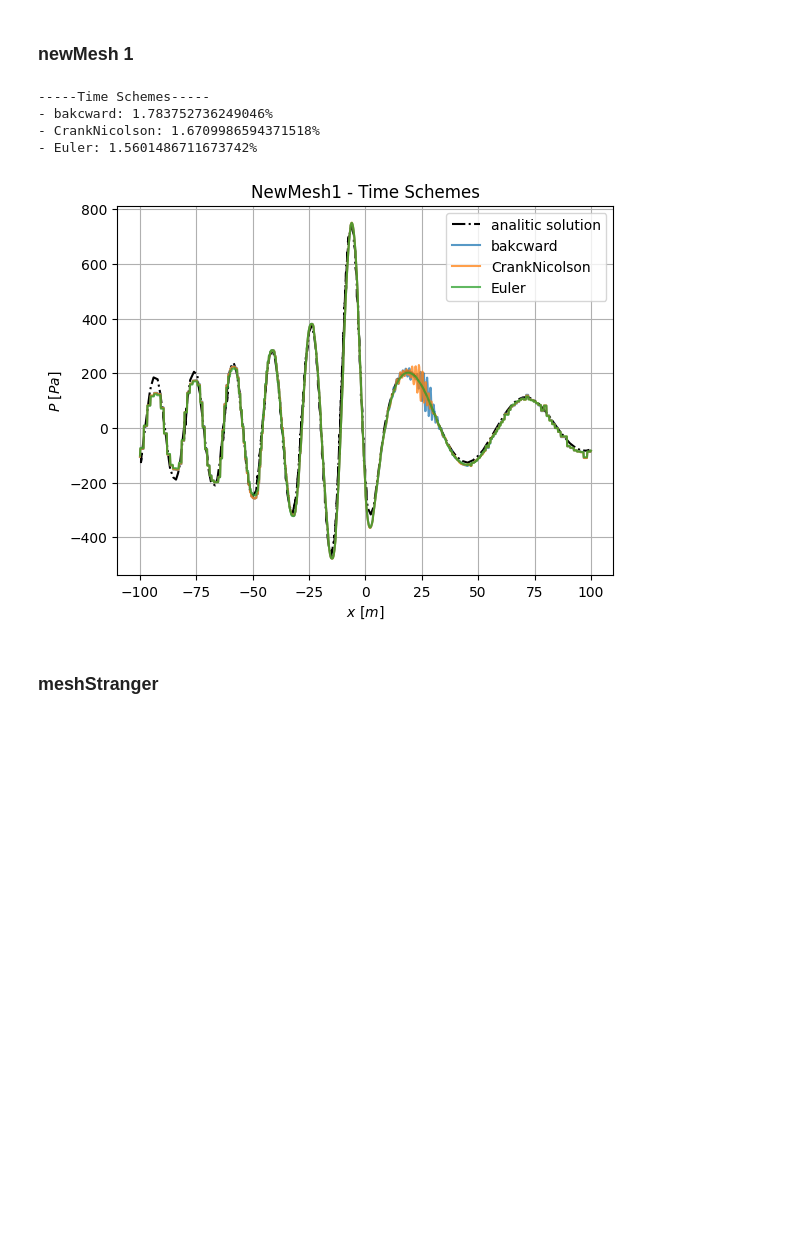
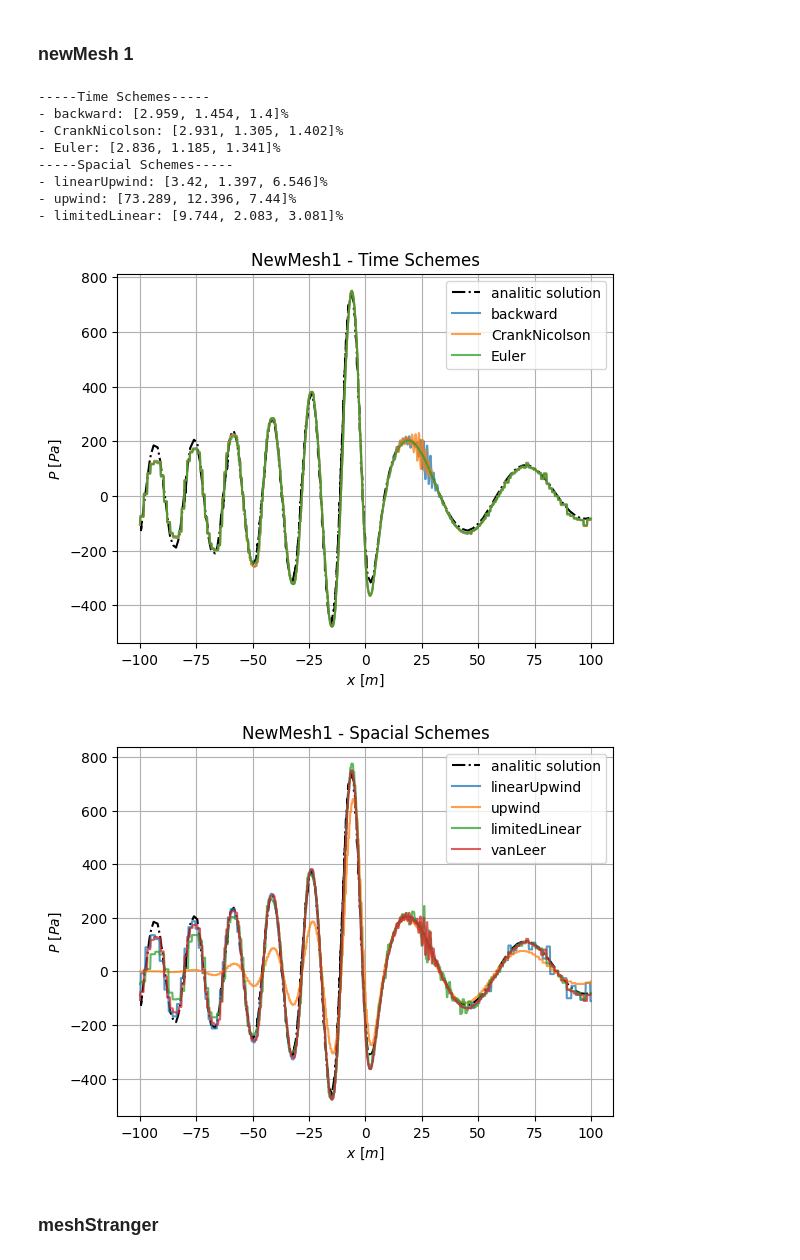
Before and after one commit to Widmark-Kaue/Aeroacoustics-Monopole-Errors, a Jupyter notebook: scripts/schemes.ipynb, the cells around one changed output. Cells and saved outputs as stored; diff of their text form; code cells hidden in the pictures; blank space fills up the shorter version.

```diff
--- a/scripts/schemes.ipynb
+++ b/scripts/schemes.ipynb
@@ -8,17 +25,15 @@ from src.postprocess import rmsSpacial
 # %% [markdown]
 ### CircMesh
 # %%
-sol = PATH_DATA.joinpath('monopoleFlow', 'analiticSolution2s.dat')
 psimT = importData(case='circMesh', test='timeTest')
 psimS = importData(case = 'circMesh', test='spacialTest')
+dic   = {'Time Schemes':psimT, 'Spacial Schemes':psimS}
 
-xa,pa = loadtxt(sol, unpack=True)
-dic = {'Time Schemes':psimT, 'Spacial Schemes':psimS}
 for type in dic:
     print(5*'-' + f'{type}' + 5*'-')
     for scheme in dic[type]:
-        rms =  rmsSpacial((xa,pa), dic[type][scheme])
-        print(f'- {scheme}: {rms*100}%')
+        rms =  rmsSpacial((xa,pa), dic[type][scheme], windows=win)
+        print(f'- {scheme}: {[round(i*100,3) for i in rms]}%')
 
 psimS.update({'vanLeer': psimT['backward']})
 
@@ -38,17 +53,15 @@ plotSchemes(psimS, analitc=sol, title='CircMesh - Spacial Schemes', save=True)
 # %% [markdown]
 ### quadMesh
 # %%
-sol = PATH_DATA.joinpath('monopoleFlow', 'analiticSolution2s.dat')
 psimT = importData(case='quadMesh', test='timeTest')
 psimS = importData(case = 'quadMesh', test='spacialTest')
+dic   = {'Time Schemes':psimT, 'Spacial Schemes':psimS}
 
-xa,pa = loadtxt(sol, unpack=True)
-dic = {'Time Schemes':psimT, 'Spacial Schemes':psimS}
 for type in dic:
     print(5*'-' + f'{type}' + 5*'-')
     for scheme in dic[type]:
-        rms =  rmsSpacial((xa,pa), dic[type][scheme])
-        print(f'- {scheme}: {rms*100}%')
+        rms =  rmsSpacial((xa,pa), dic[type][scheme], windows=win)
+        print(f'- {scheme}: {[round(i*100,3) for i in rms]}%')
 
 psimS.update({'vanLeer': psimT['backward']})
 
@@ -68,17 +81,16 @@ plotSchemes(psimS, analitc=sol, title='QuadMesh - Spacial Schemes', save=True)
 # %% [markdown]
 ### newMesh0
 # %%
-sol = PATH_DATA.joinpath('monopoleFlow', 'analiticSolution2s.dat')
 psimT = importData(case='newMesh0', test='timeTest')
 psimS = importData(case = 'newMesh0', test='spacialTest')
+dic   = {'Time Schemes':psimT, 'Spacial Schemes':psimS}
 
-xa,pa = loadtxt(sol, unpack=True)
-dic = {'Time Schemes':psimT, 'Spacial Schemes':psimS}
 for type in dic:
     print(5*'-' + f'{type}' + 5*'-')
     for scheme in dic[type]:
-        rms =  rmsSpacial((xa,pa), dic[type][scheme])
-        print(f'- {scheme}: {rms*100}%')
+        rms =  rmsSpacial((xa,pa), dic[type][scheme], windows=win)
+        print(f'- {scheme}: {[round(i*100,3) for i in rms]}%')
+
 
 psimS.update({'vanLeer': psimT['backward']})
 
@@ -98,28 +110,31 @@ plotSchemes(psimS, analitc=sol, title='NewMesh0 - Spacial Schemes', save=True)
 # %% [markdown]
 ### newMesh 1
 # %%
-sol = PATH_DATA.joinpath('monopoleFlow', 'analiticSolution2s.dat')
 psimT = importData(case='newMesh1', test='timeTest')
-# psimS = importData(case = 'newMesh0', test='spacialTest')
+psimS = importData(case = 'newMesh0', test='spacialTest')
+dic   = {'Time Schemes':psimT, 'Spacial Schemes':psimS}
 
-xa,pa = loadtxt(sol, unpack=True)
-dic = {'Time Schemes':psimT}
 for type in dic:
     print(5*'-' + f'{type}' + 5*'-')
     for scheme in dic[type]:
-        rms =  rmsSpacial((xa,pa), dic[type][scheme])
-        print(f'- {scheme}: {rms*100}%')
+        rms =  rmsSpacial((xa,pa), dic[type][scheme], windows=win)
+        print(f'- {scheme}: {[round(i*100,3) for i in rms]}%')
 
-# psimS.update({'vanLeer': psimT['backward']})
+psimS.update({'vanLeer': psimT['backward']})
 
 plotSchemes(psimT, analitc=sol, title='NewMesh1 - Time Schemes', save=True)
-# plotSchemes(psimS, analitc=sol, title='NewMesh0 - Spacial Schemes', save=True)
+plotSchemes(psimS, analitc=sol, title='NewMesh1 - Spacial Schemes', save=True)
 # %% [output]
 -----Time Schemes-----
-- bakcward: 1.783752736249046%
-- CrankNicolson: 1.6709986594371518%
-- Euler: 1.5601486711673742%
+- backward: [2.959, 1.454, 1.4]%
+- CrankNicolson: [2.931, 1.305, 1.402]%
+- Euler: [2.836, 1.185, 1.341]%
+-----Spacial Schemes-----
+- linearUpwind: [3.42, 1.397, 6.546]%
+- upwind: [73.289, 12.396, 7.44]%
+- limitedLinear: [9.744, 2.083, 3.081]%
 [figure]
+[figure, added]
 # %% [markdown]
 ### meshStranger
 # %%
```
Also changed, not shown: parts of 6 cells of this notebook, 1 other file.
